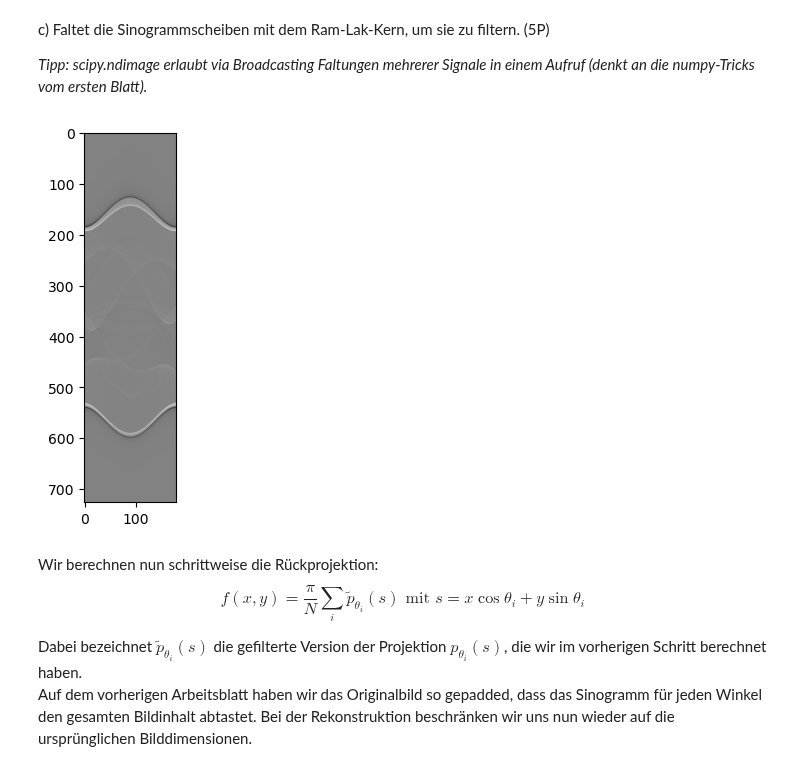
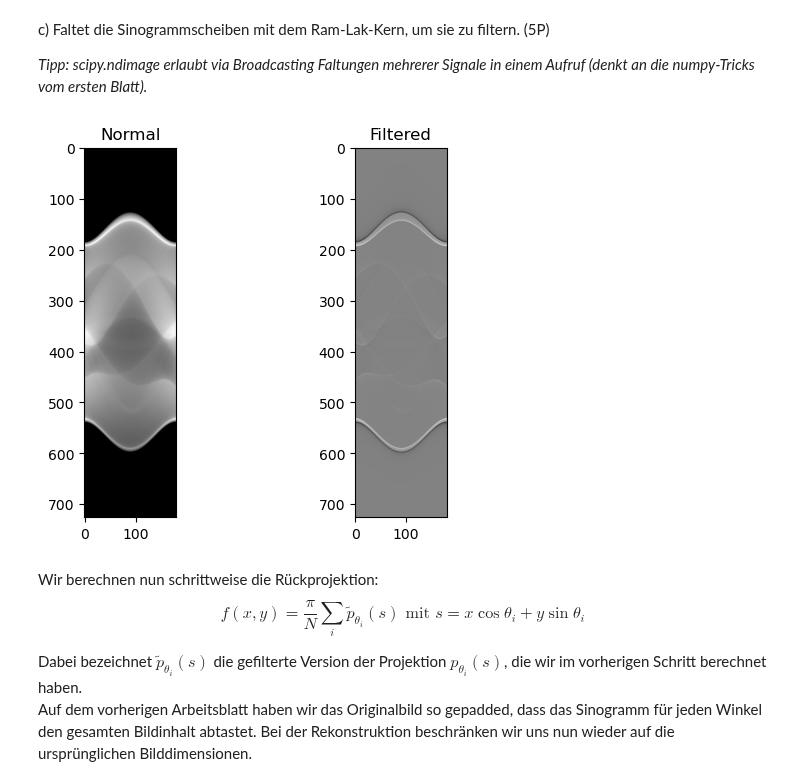
Before and after one commit to TimNogga/MedizinischeBildAnalyseBonn, a Jupyter notebook: mba-05/MBA_05.ipynb, the cells around one changed output. Saved outputs shown, nothing was run; the diff lists cells and outputs as text; code cells hidden in the pictures.

```diff
--- a/mba-05/MBA_05.ipynb
+++ b/mba-05/MBA_05.ipynb
@@ -150,13 +150,11 @@ from scipy.fft import fft, ifft, fftshift, ifftshift, fftn, ifftn, fftfreq
 # %%
 # Lösung:
 def ram_lak(n):
-    freq = fftfreq(n, d=1)
-    freq = fftshift(freq)
+    filter = fftfreq(n, d=1)
+    filter = fftshift(filter)
 
-    #freq = np.arange(-n//2, n//2, 1)
-    #freq = fftshift(freq)
+    return np.abs(filter)
 
-    return np.abs(freq)
 
 sinogramm = np.load('sinogramm_padded.npy')
 
@@ -167,15 +165,22 @@ b) Wendet die inverse Fourier-Transformation auf den Filter an, um den Kern für
 _Tipp: Denkt an die Bedeutung des fftshift und ifftshift! Der Kern ist reellwertig, den Imaginärteil können wir getrost verwerfen._
 # %%
 # Lösung:
-x = np.arange(-n//2, n//2, 1)
+inverse_filter = filter
+inverse_filter = ifftshift(inverse_filter)
+inverse_filter = ifft(inverse_filter)
+inverse_filter = fftshift(inverse_filter)
+inverse_filter = inverse_filter.real
 
-inverse_filter = ifft(ifftshift(filter)).real
-inverse_filter = fftshift(inverse_filter).real
+x = np.linspace(-n//2, n//2, n)
 
-fig, axes = plt.subplots(2, 1)
+fig, axes = plt.subplots(3)
+
+fig.set_figheight(10)
 
 axes[0].plot(x, filter)
 axes[1].plot(x, inverse_filter)
+axes[2].plot(x, inverse_filter)
+axes[2].set_xlim(-10, 10)
 
 plt.show()
 # %% [output]
@@ -187,16 +192,23 @@ _Tipp: scipy.ndimage erlaubt via Broadcasting Faltungen mehrerer Signale in eine
 # %%
 import numpy as np
 from scipy.ndimage import convolve
 
 sinogramm = np.load('sinogramm_padded.npy')
 
 # Lösung:
-filtered_sinogramm = convolve(sinogramm, inverse_filter[..., None])
+filtered_sinogramm = convolve(sinogramm, inverse_filter[:, None])
 
-plt.imshow(filtered_sinogramm, cmap="gray")
+fig, axes = plt.subplots(1, 2)
+
+axes[0].set_title("Normal")
+axes[0].imshow(sinogramm, cmap="gray")
+
+axes[1].set_title("Filtered")
+axes[1].imshow(filtered_sinogramm, cmap="gray")
+
 plt.show()
 # %% [output]
-[figure, old version]
+[figure, new version]
 # %% [markdown]
 Wir berechnen nun schrittweise die Rückprojektion:
 $$
```
Also changed, not shown: parts of 7 cells of this notebook.
